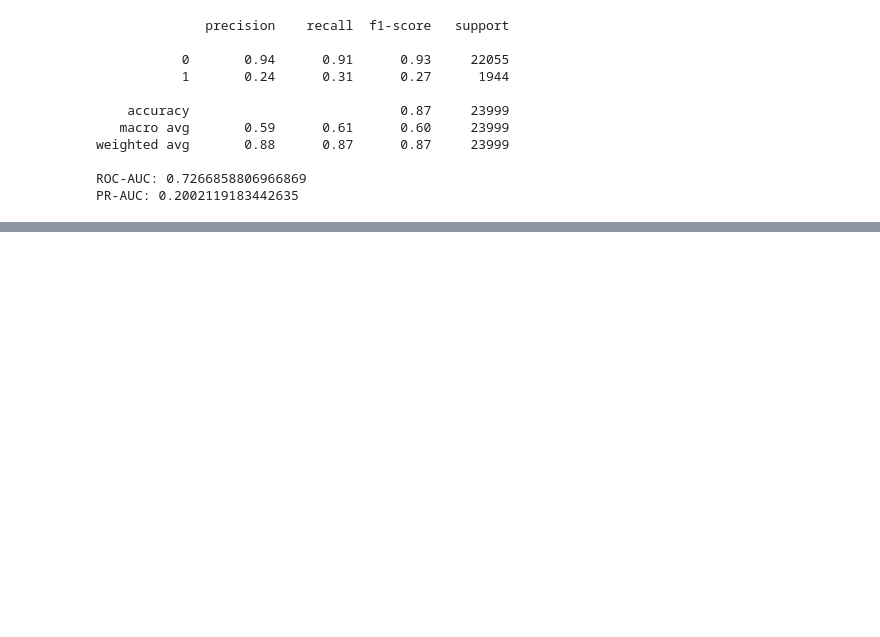
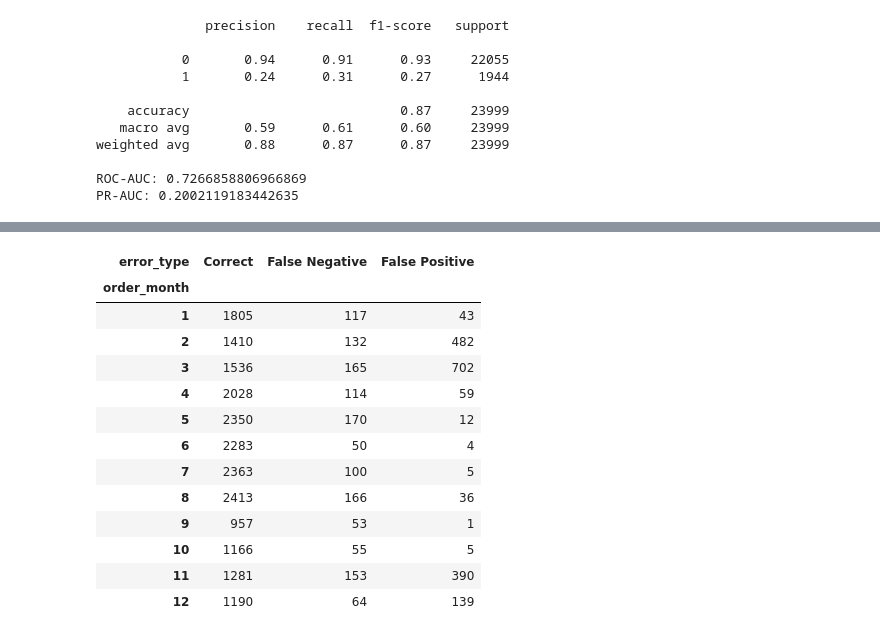
Before and after one commit to 1936196484leex-cloud/ecommerce-delivery-analysis, a Jupyter notebook: notebooks/01_data_explpration.ipynb, the cells around one changed output, grey strips where cells are left out. Cells and saved outputs as stored; diff of their text form; code cells hidden in the pictures; blank space fills up the shorter version.

```diff
--- a/notebooks/01_data_explpration.ipynb
+++ b/notebooks/01_data_explpration.ipynb
@@ -2262,0 +2355,6 @@ PR-AUC: 0.2002119183442635
+# %%
+error_analysis = X_test_final.copy()
+
+error_analysis['actual']= y_test_final.values
+error_analysis['pred']= gb_test_pred
+error_analysis['prob']= gb_test_prob
@@ -2262,0 +2486,24 @@ PR-AUC: 0.2002119183442635
+# %%
+month_error = (
+    error_analysis
+    .groupby(['order_month', 'error_type'])
+    .size()
+    .unstack(fill_value=0)
+)
+
+month_error
+# %% [output]
+| error_type | Correct | False Negative | False Positive |
+| order_month |  |  |  |
+| 1 | 1805 | 117 | 43 |
+| 2 | 1410 | 132 | 482 |
+| 3 | 1536 | 165 | 702 |
+| 4 | 2028 | 114 | 59 |
+| 5 | 2350 | 170 | 12 |
+| 6 | 2283 | 50 | 4 |
+| 7 | 2363 | 100 | 5 |
+| 8 | 2413 | 166 | 36 |
+| 9 | 957 | 53 | 1 |
+| 10 | 1166 | 55 | 5 |
+| 11 | 1281 | 153 | 390 |
+| 12 | 1190 | 64 | 139 |
```
Also changed, not shown: parts of 30 cells of this notebook, 1 other file.
